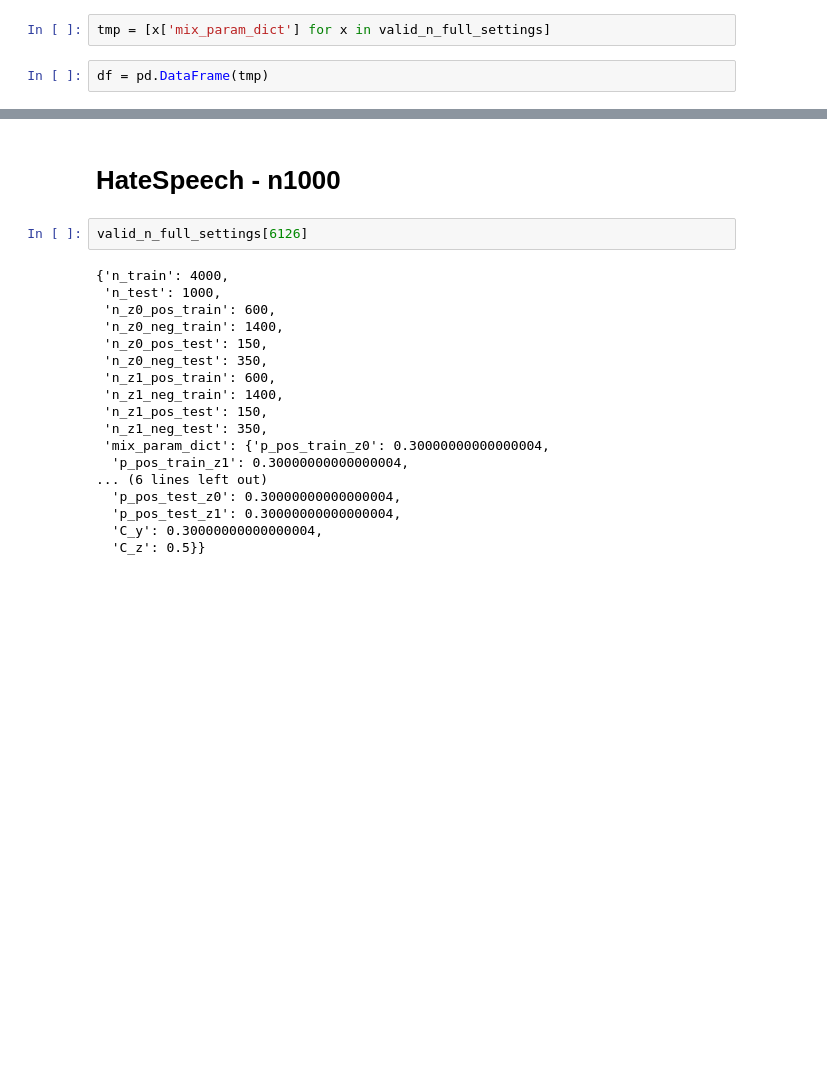
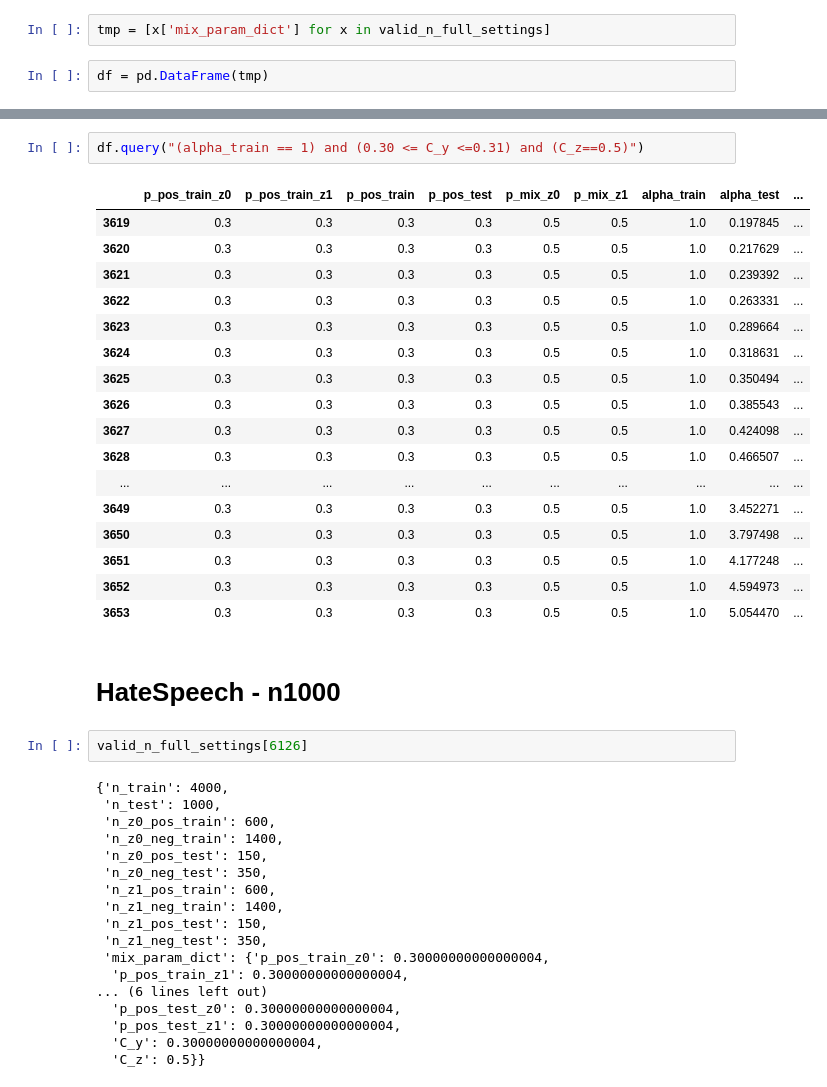
Before and after one commit to LinguisticAnomalies/DeconDTN, a Jupyter notebook: notebooks_xiruo/[test] select sampling numbers for lora fine tune.ipynb, the cells around one changed output, grey strips where cells are left out. Saved outputs shown, nothing was run; the diff lists cells and outputs as text; blank space fills up the shorter version.

```diff
--- a/notebooks_xiruo/[test] select sampling numbers for lora fine tune.ipynb
+++ b/notebooks_xiruo/[test] select sampling numbers for lora fine tune.ipynb
@@ -160,3 +204,23 @@ df.query("(alpha_train == 5) and (C_z == 0.5) and (p_mix_z0 == 0.5) and (0.1 <=
+# %%
+df.query("(alpha_train == 1) and (0.30 <= C_y <=0.31) and (C_z==0.5)")
+# %% [output]
+|  | p_pos_train_z0 | p_pos_train_z1 | p_pos_train | p_pos_test | p_mix_z0 | p_mix_z1 | alpha_train | alpha_test | ... |
+| 3619 | 0.3 | 0.3 | 0.3 | 0.3 | 0.5 | 0.5 | 1.0 | 0.197845 | ... |
+| 3620 | 0.3 | 0.3 | 0.3 | 0.3 | 0.5 | 0.5 | 1.0 | 0.217629 | ... |
+| 3621 | 0.3 | 0.3 | 0.3 | 0.3 | 0.5 | 0.5 | 1.0 | 0.239392 | ... |
+| 3622 | 0.3 | 0.3 | 0.3 | 0.3 | 0.5 | 0.5 | 1.0 | 0.263331 | ... |
+| 3623 | 0.3 | 0.3 | 0.3 | 0.3 | 0.5 | 0.5 | 1.0 | 0.289664 | ... |
+| 3624 | 0.3 | 0.3 | 0.3 | 0.3 | 0.5 | 0.5 | 1.0 | 0.318631 | ... |
+| 3625 | 0.3 | 0.3 | 0.3 | 0.3 | 0.5 | 0.5 | 1.0 | 0.350494 | ... |
+| 3626 | 0.3 | 0.3 | 0.3 | 0.3 | 0.5 | 0.5 | 1.0 | 0.385543 | ... |
+| 3627 | 0.3 | 0.3 | 0.3 | 0.3 | 0.5 | 0.5 | 1.0 | 0.424098 | ... |
+| 3628 | 0.3 | 0.3 | 0.3 | 0.3 | 0.5 | 0.5 | 1.0 | 0.466507 | ... |
+| ... | ... | ... | ... | ... | ... | ... | ... | ... | ... |
+| 3649 | 0.3 | 0.3 | 0.3 | 0.3 | 0.5 | 0.5 | 1.0 | 3.452271 | ... |
+| 3650 | 0.3 | 0.3 | 0.3 | 0.3 | 0.5 | 0.5 | 1.0 | 3.797498 | ... |
+| 3651 | 0.3 | 0.3 | 0.3 | 0.3 | 0.5 | 0.5 | 1.0 | 4.177248 | ... |
+| 3652 | 0.3 | 0.3 | 0.3 | 0.3 | 0.5 | 0.5 | 1.0 | 4.594973 | ... |
+| 3653 | 0.3 | 0.3 | 0.3 | 0.3 | 0.5 | 0.5 | 1.0 | 5.054470 | ... |
 # %% [markdown]
 # HateSpeech - n1000
 # %%
```
Also changed, not shown: parts of 13 cells of this notebook, 26 other files.
